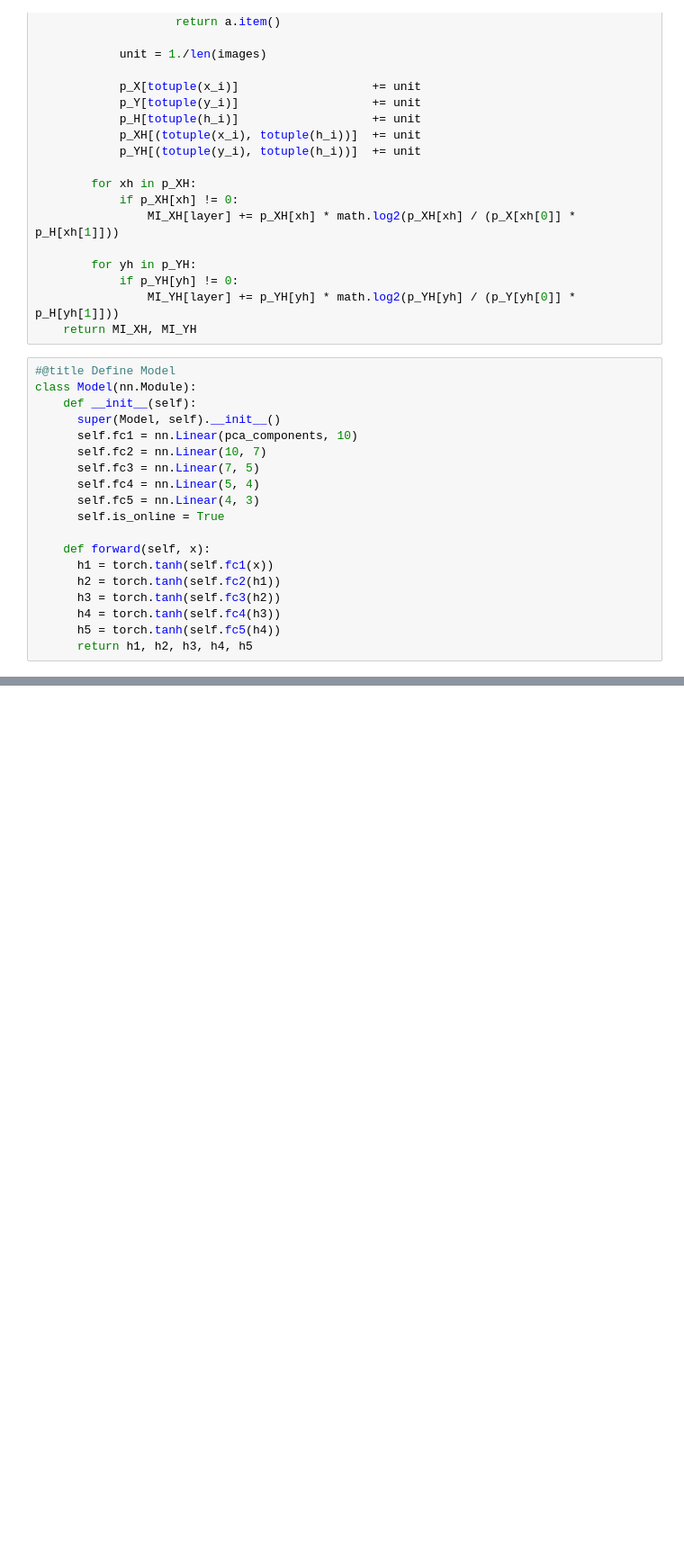
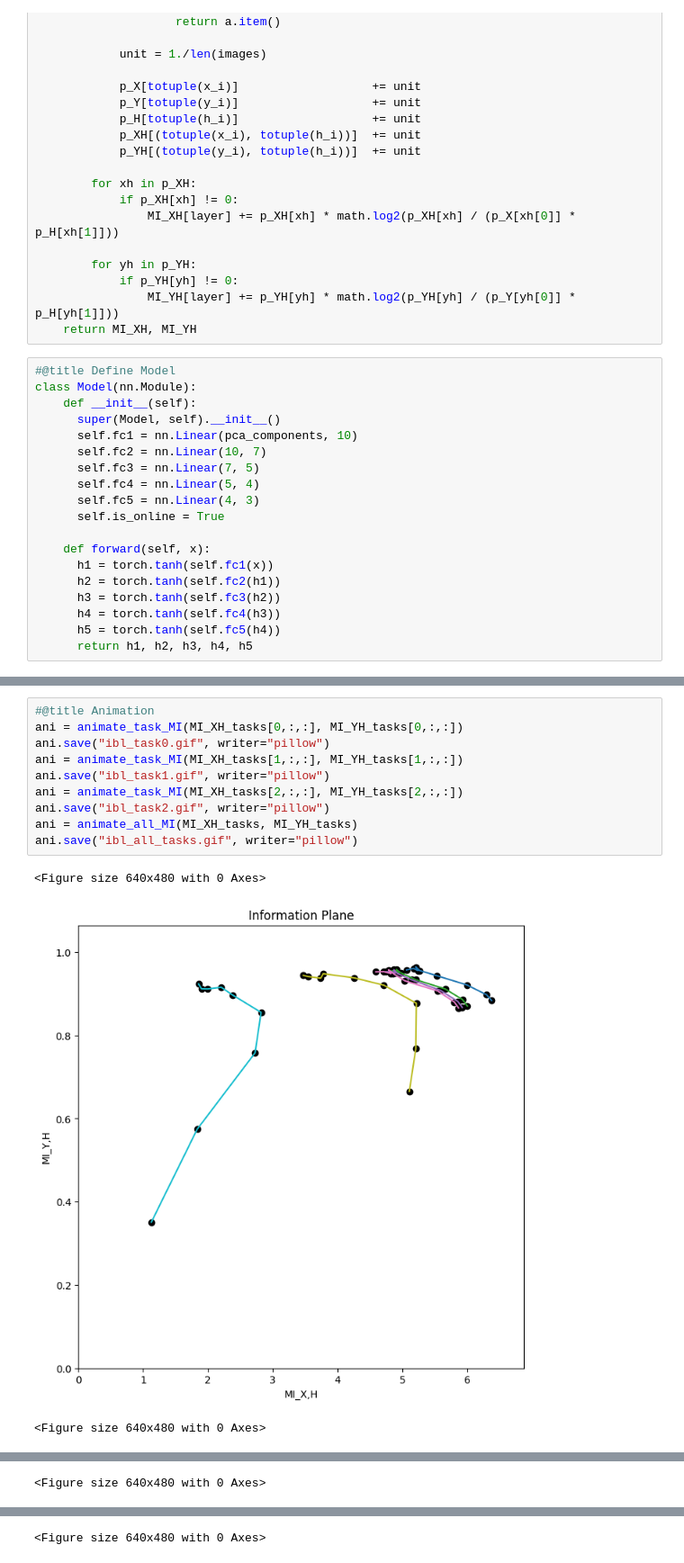
Before and after one commit to prasanthyss/MAT1510_Project-, a Jupyter notebook: incremental_batch_learning.ipynb, the cells around one changed output, grey strips where cells are left out. Shown at 90% size. Saved outputs shown, nothing was run; the diff lists cells and outputs as text; blank space fills up the shorter version.

Commit message:
Added animation to ibl and online

```diff
--- a/incremental_batch_learning.ipynb
+++ b/incremental_batch_learning.ipynb
@@ -506,0 +576,14 @@ NameError: name 'XH_data' is not defined
+# %%
+#@title Animation
+ani = animate_task_MI(MI_XH_tasks[0,:,:], MI_YH_tasks[0,:,:])
+ani.save("ibl_task0.gif", writer="pillow")
+ani = animate_task_MI(MI_XH_tasks[1,:,:], MI_YH_tasks[1,:,:])
+ani.save("ibl_task1.gif", writer="pillow")
+ani = animate_task_MI(MI_XH_tasks[2,:,:], MI_YH_tasks[2,:,:])
+ani.save("ibl_task2.gif", writer="pillow")
+ani = animate_all_MI(MI_XH_tasks, MI_YH_tasks)
+ani.save("ibl_all_tasks.gif", writer="pillow")
+# %% [output]
+<Figure size 640x480 with 0 Axes>
+[figure, added]
+<Figure size 640x480 with 0 Axes>
@@ -506,0 +591 @@ NameError: name 'XH_data' is not defined
+<Figure size 640x480 with 0 Axes>
@@ -506,0 +593 @@ NameError: name 'XH_data' is not defined
+<Figure size 640x480 with 0 Axes>
```
Also changed, not shown: parts of 11 cells of this notebook, 1 other file.
